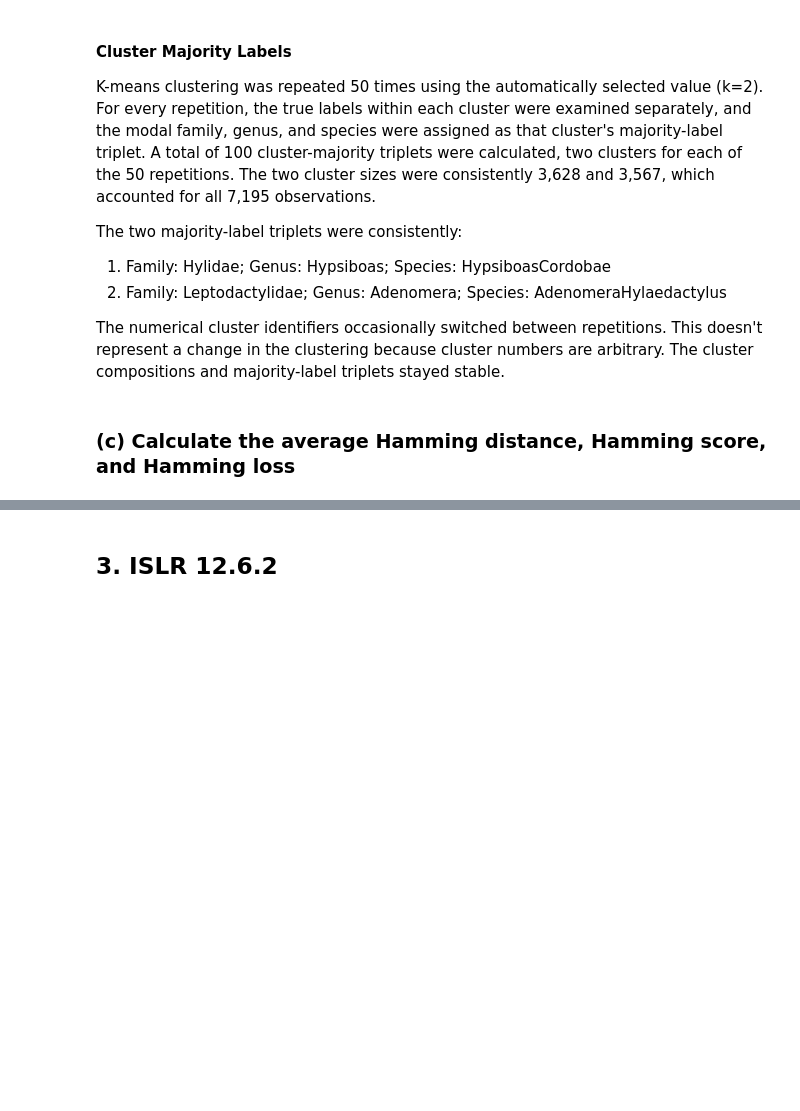
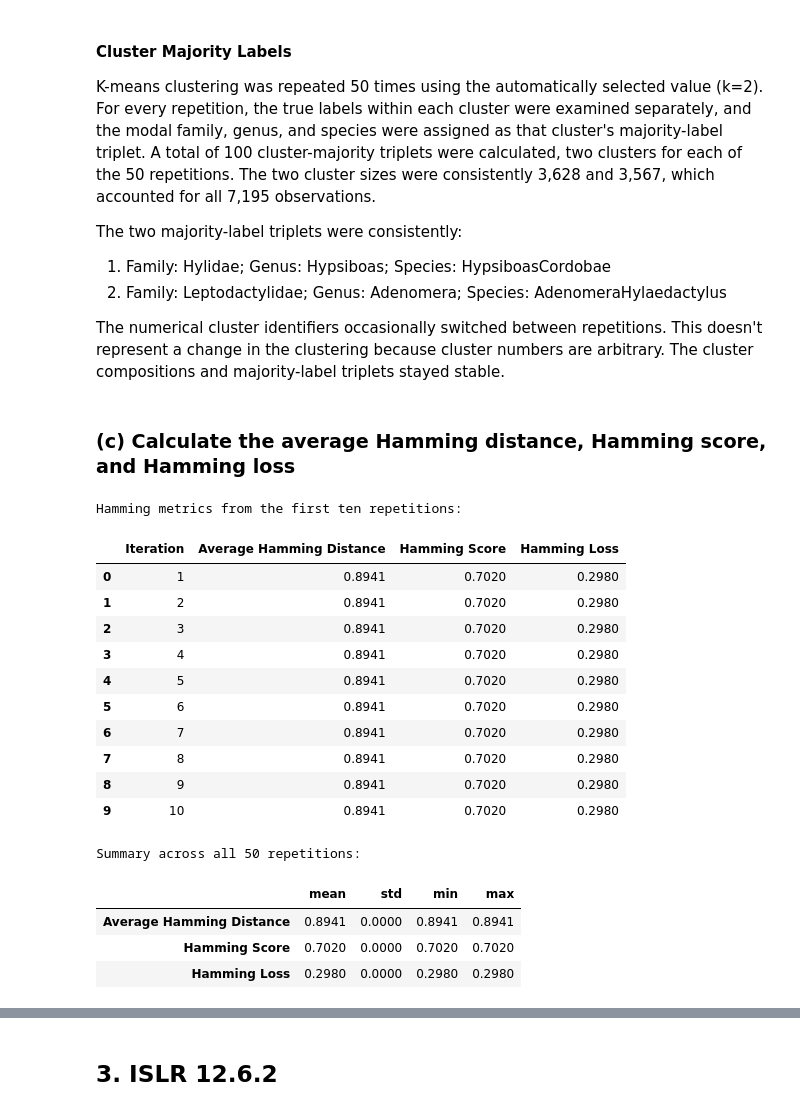
Before and after one commit to manvsatish/dsci-552-hw-7, a Jupyter notebook: notebook/Satish_Manvika_HW7.ipynb, the cells around one changed output, grey strips where cells are left out. Saved outputs shown, nothing was run; the diff lists cells and outputs as text; code cells hidden in the pictures; blank space fills up the shorter version.

```diff
--- a/notebook/Satish_Manvika_HW7.ipynb
+++ b/notebook/Satish_Manvika_HW7.ipynb
@@ -461,3 +461,55 @@ The two majority-label triplets were consistently:
 The numerical cluster identifiers occasionally switched between repetitions. This doesn't represent a change in the clustering because cluster numbers are arbitrary. The cluster compositions and majority-label triplets stayed stable.
 # %% [markdown]
 ### (c) Calculate the average Hamming distance, Hamming score, and Hamming loss
+# %%
+true_label_array = frogs[label_columns].to_numpy()
+clustering_metric_records = []
+
+for run in monte_carlo_runs:
+    cluster_assignments = run["Cluster Assignments"]
+    majority_labels = run["Majority Labels"]
+    assigned_label_array = np.empty(shape=true_label_array.shape, dtype=object)
+
+    for cluster_id, majority_triplet in majority_labels.items():
+        cluster_mask = cluster_assignments == cluster_id
+        assigned_label_array[cluster_mask] = [majority_triplet[label] for label in label_columns]
+
+    label_mismatches = (true_label_array != assigned_label_array)
+    average_hamming_distance = (label_mismatches.sum(axis=1).mean()) # avg num of incorrect labels/observation
+    run_hamming_loss = label_mismatches.mean() # prop of all individual labels predicted incorrectly
+    run_hamming_score = 1 - run_hamming_loss # prop of all individual labels predicted correctly
+
+    clustering_metric_records.append({"Iteration": run["Iteration"], "Average Hamming Distance": (average_hamming_distance), "Hamming Score": run_hamming_score, "Hamming Loss": run_hamming_loss})
+
+clustering_metrics = pd.DataFrame(clustering_metric_records)
+clustering_summary = (clustering_metrics[["Average Hamming Distance", "Hamming Score", "Hamming Loss"]].agg(["mean", "std", "min", "max"]).T)
+print("Hamming metrics from the first ten repetitions:")
+display(clustering_metrics.head(10).style.format({"Average Hamming Distance": "{:.4f}", "Hamming Score": "{:.4f}", "Hamming Loss": "{:.4f}"}))
+print("\nSummary across all 50 repetitions:")
+display(clustering_summary.style.format("{:.4f}"))
+print(
+    "\nVerification: mean Hamming distance / 3 = "
+    f"{clustering_metrics['Average Hamming Distance'].mean() / 3:.4f}"
+)
+print(
+    "Mean Hamming loss = "
+    f"{clustering_metrics['Hamming Loss'].mean():.4f}"
+)
+# %% [output]
+Hamming metrics from the first ten repetitions:
+|  | Iteration | Average Hamming Distance | Hamming Score | Hamming Loss |
+| 0 | 1 | 0.8941 | 0.7020 | 0.2980 |
+| 1 | 2 | 0.8941 | 0.7020 | 0.2980 |
+| 2 | 3 | 0.8941 | 0.7020 | 0.2980 |
+| 3 | 4 | 0.8941 | 0.7020 | 0.2980 |
+| 4 | 5 | 0.8941 | 0.7020 | 0.2980 |
+| 5 | 6 | 0.8941 | 0.7020 | 0.2980 |
+| 6 | 7 | 0.8941 | 0.7020 | 0.2980 |
+| 7 | 8 | 0.8941 | 0.7020 | 0.2980 |
+| 8 | 9 | 0.8941 | 0.7020 | 0.2980 |
+| 9 | 10 | 0.8941 | 0.7020 | 0.2980 |
+Summary across all 50 repetitions:
+|  | mean | std | min | max |
+| Average Hamming Distance | 0.8941 | 0.0000 | 0.8941 | 0.8941 |
+| Hamming Score | 0.7020 | 0.0000 | 0.7020 | 0.7020 |
+| Hamming Loss | 0.2980 | 0.0000 | 0.2980 | 0.2980 |
```
Also changed, not shown: parts of 2 cells of this notebook.
